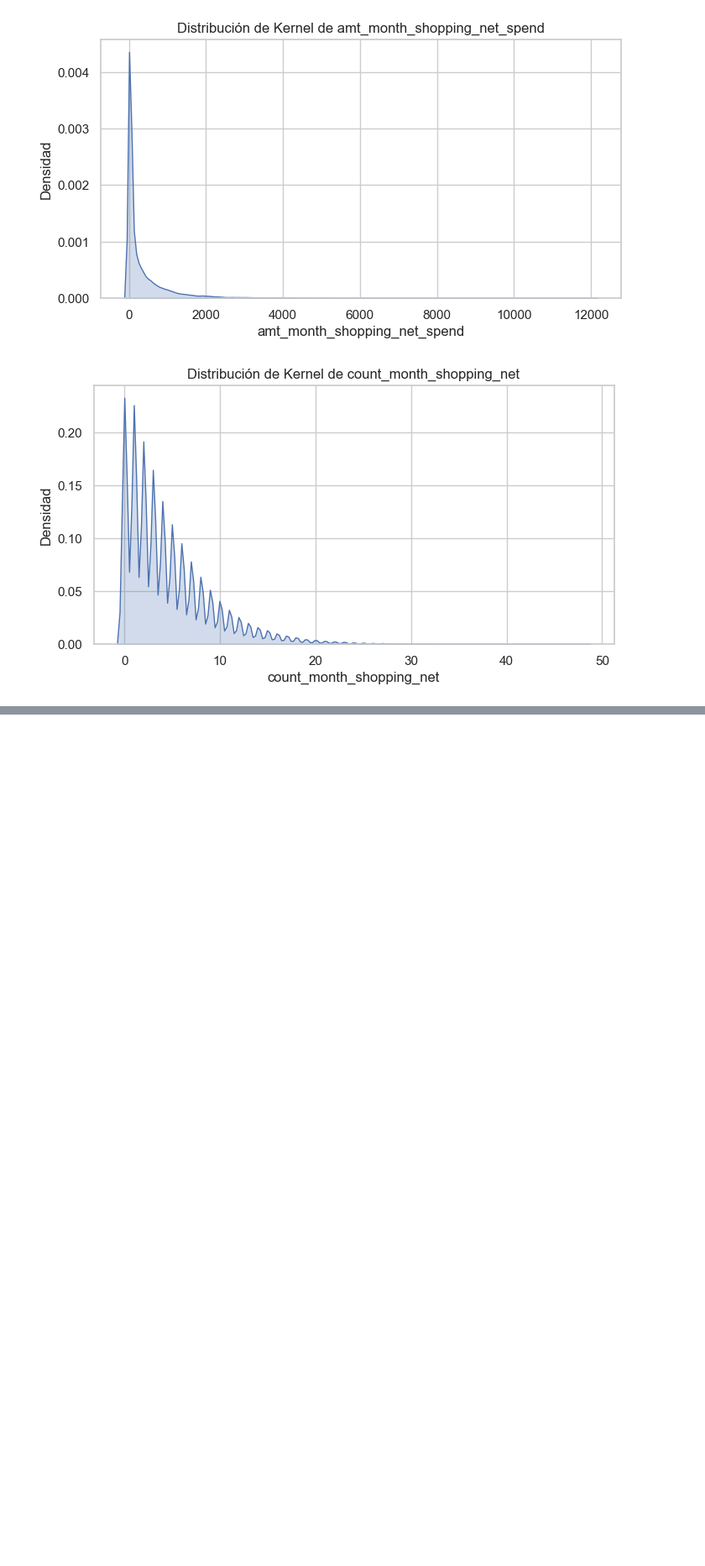
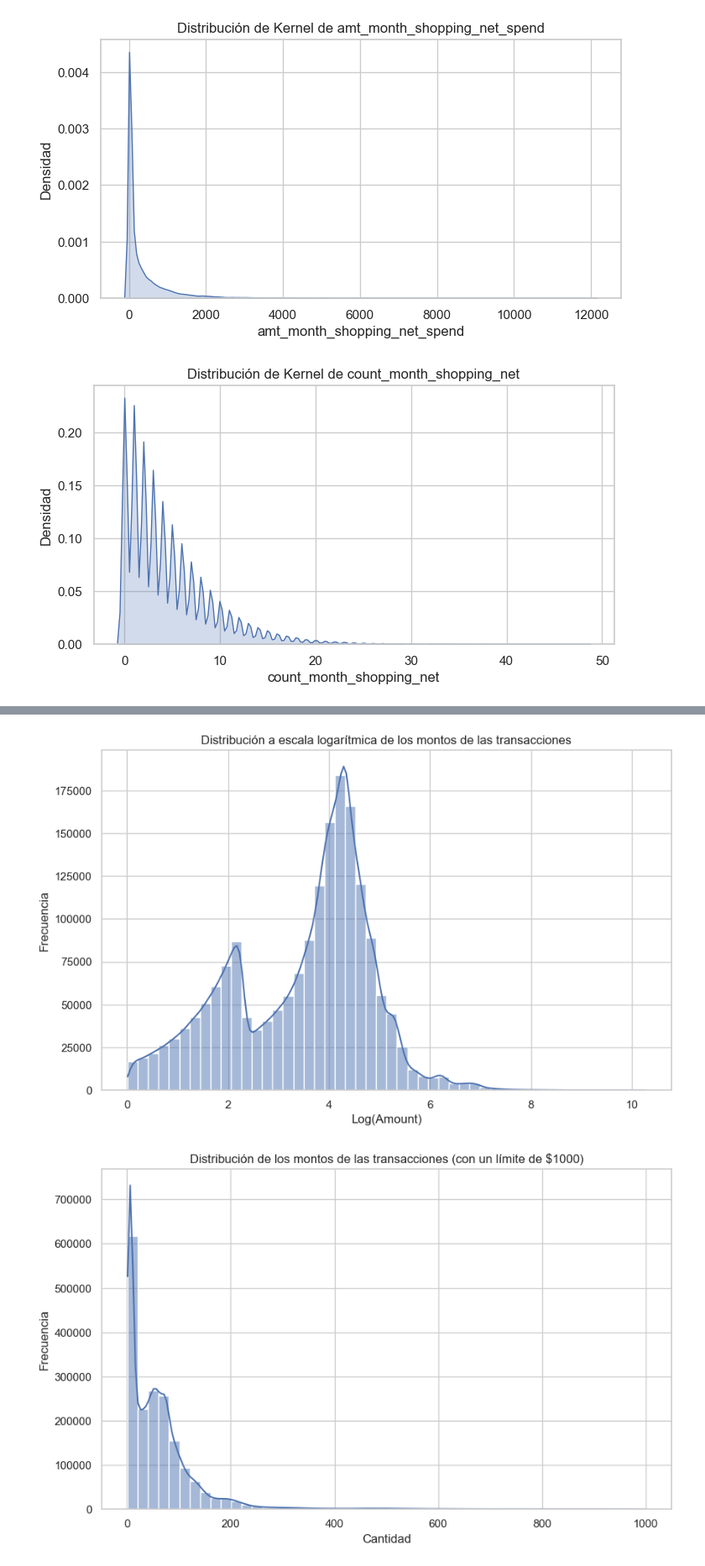
Before and after one commit to guzmanalejandra/Proyecto2-SDS, a Jupyter notebook: main.ipynb, the cells around one changed output, grey strips where cells are left out. Shown at 84% size. Cells and saved outputs as stored; diff of their text form; code cells hidden in the pictures; blank space fills up the shorter version.

```diff
--- a/main.ipynb
+++ b/main.ipynb
@@ -162,0 +212,28 @@ for col in num_cols:
+# %%
+# Histograma cantidad de transacciones
+
+
+plt.figure(figsize=(10, 6))
+sns.histplot(np.log(df['amt'] + 0.01), bins=50, kde=True)
+plt.title('Distribución a escala logarítmica de los montos de las transacciones')
+plt.xlabel('Log(Amount)')
+plt.ylabel('Frecuencia')
+plt.show()
+
+filtered_df = df[df['amt'] < 1000]
+plt.figure(figsize=(10, 6))
+sns.histplot(filtered_df['amt'], bins=50, kde=True)
+plt.title('Distribución de los montos de las transacciones (con un límite de $1000)')
+plt.xlabel('Cantidad')
+plt.ylabel('Frecuencia')
+plt.show()
+# Por genero de la persona
+plt.figure(figsize=(6, 4))
+sns.countplot(x='gender', data=df)
+plt.title('Distribucion del genero')
+plt.xlabel('Genero')
+plt.ylabel('Conteo')
+plt.show()
+# %% [output]
+[figure, added]
+[figure, added]
```
Also changed, not shown: parts of 53 cells of this notebook.
